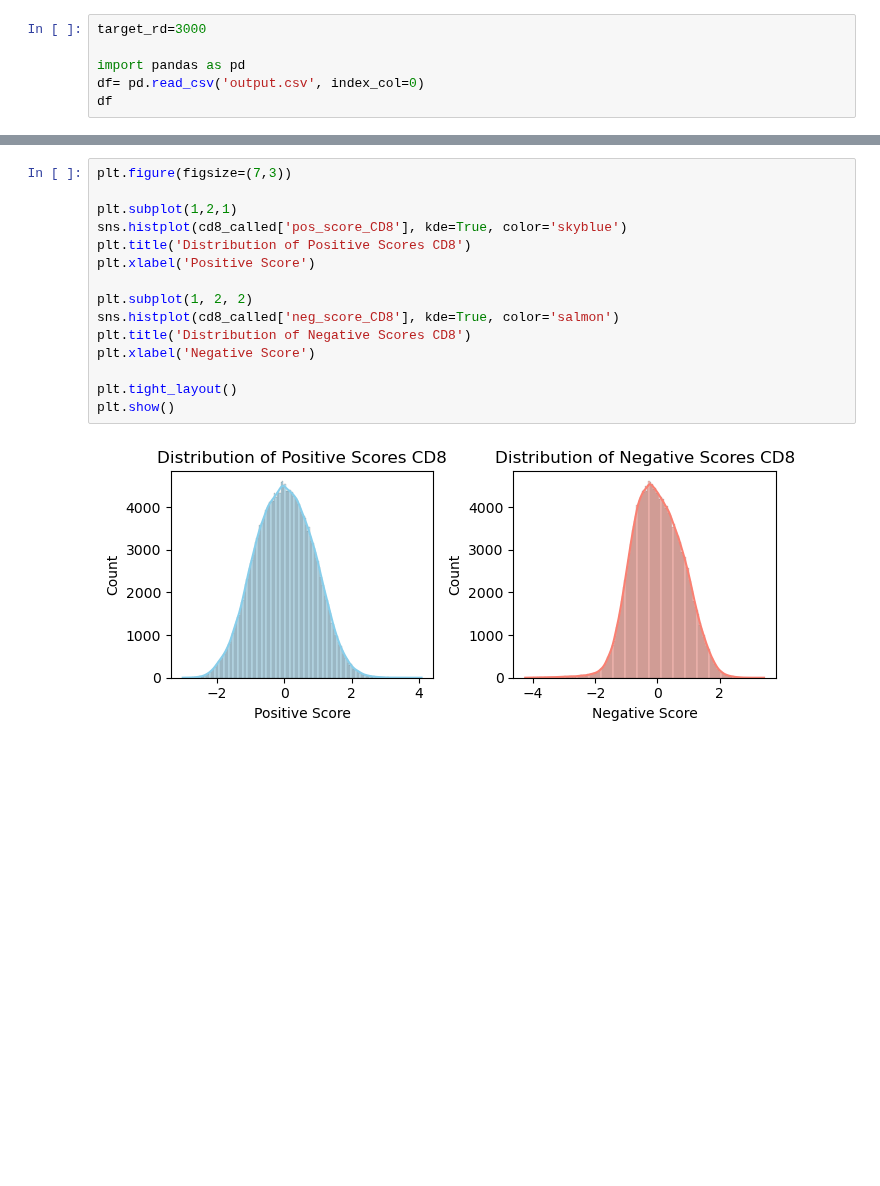
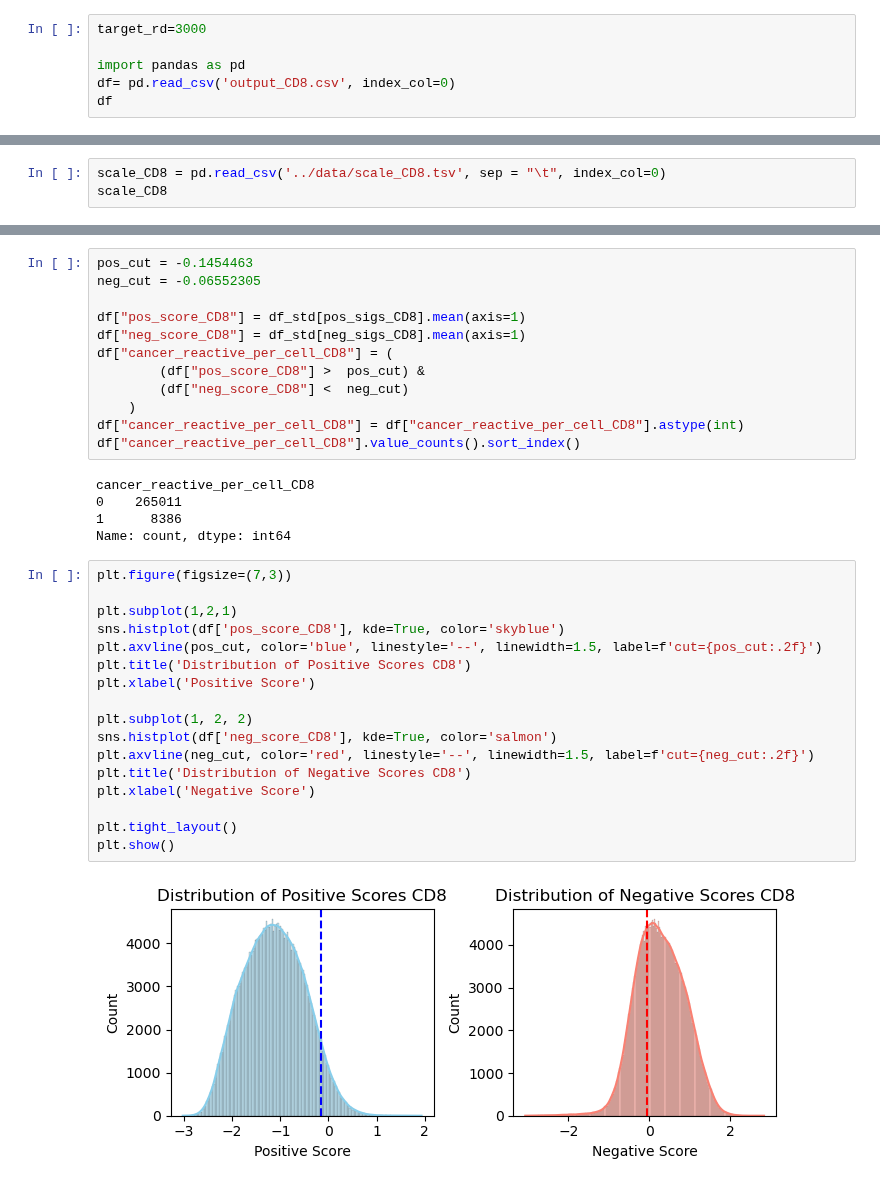
Before and after one commit to Sun-lab/CAT, a Jupyter notebook: Wang_2024/process_output.ipynb, the cells around one changed output, grey strips where cells are left out. Saved outputs shown, nothing was run; the diff lists cells and outputs as text; blank space fills up the shorter version.

```diff
--- a/Wang_2024/process_output.ipynb
+++ b/Wang_2024/process_output.ipynb
@@ -2,7 +2,7 @@
 target_rd=3000
 
 import pandas as pd
-df= pd.read_csv('output.csv', index_col=0)
+df= pd.read_csv('output_CD8.csv', index_col=0)
 df
 # %% [output]
 |  | CD8_Lowery_pos_243g | CD8_Oliveira_TTE_100g | CD8_Oliveira_pos_74g | CD8_Yost_CD8_Exh_100g | ... |
@@ -74,0 +21,3 @@ cd8_called
+# %%
+scale_CD8 = pd.read_csv('../data/scale_CD8.tsv', sep = "\t", index_col=0)
+scale_CD8
@@ -75,20 +92,39 @@ cd8_called
+# %%
+pos_cut = -0.1454463
+neg_cut = -0.06552305
+
+df["pos_score_CD8"] = df_std[pos_sigs_CD8].mean(axis=1)
+df["neg_score_CD8"] = df_std[neg_sigs_CD8].mean(axis=1)
+df["cancer_reactive_per_cell_CD8"] = (
+        (df["pos_score_CD8"] >  pos_cut) &
+        (df["neg_score_CD8"] <  neg_cut)
+    )
+df["cancer_reactive_per_cell_CD8"] = df["cancer_reactive_per_cell_CD8"].astype(int)
+df["cancer_reactive_per_cell_CD8"].value_counts().sort_index()
+# %% [output]
+cancer_reactive_per_cell_CD8
+0    265011
+1      8386
+Name: count, dtype: int64
 # %%
 plt.figure(figsize=(7,3))
 
 plt.subplot(1,2,1)
-sns.histplot(cd8_called['pos_score_CD8'], kde=True, color='skyblue')
+sns.histplot(df['pos_score_CD8'], kde=True, color='skyblue')
+plt.axvline(pos_cut, color='blue', linestyle='--', linewidth=1.5, label=f'cut={pos_cut:.2f}')
 plt.title('Distribution of Positive Scores CD8')
 plt.xlabel('Positive Score')
 
 plt.subplot(1, 2, 2)
-sns.histplot(cd8_called['neg_score_CD8'], kde=True, color='salmon')
+sns.histplot(df['neg_score_CD8'], kde=True, color='salmon')
+plt.axvline(neg_cut, color='red', linestyle='--', linewidth=1.5, label=f'cut={neg_cut:.2f}')
 plt.title('Distribution of Negative Scores CD8')
 plt.xlabel('Negative Score')
 
 plt.tight_layout()
 plt.show()
 # %% [output]
-[figure, old version]
+[figure, new version]
 # %%
 all_sigs_CD8 = pos_sigs_CD8+neg_sigs_CD8
 
```
Also changed, not shown: parts of 18 cells of this notebook, 2 other files.
